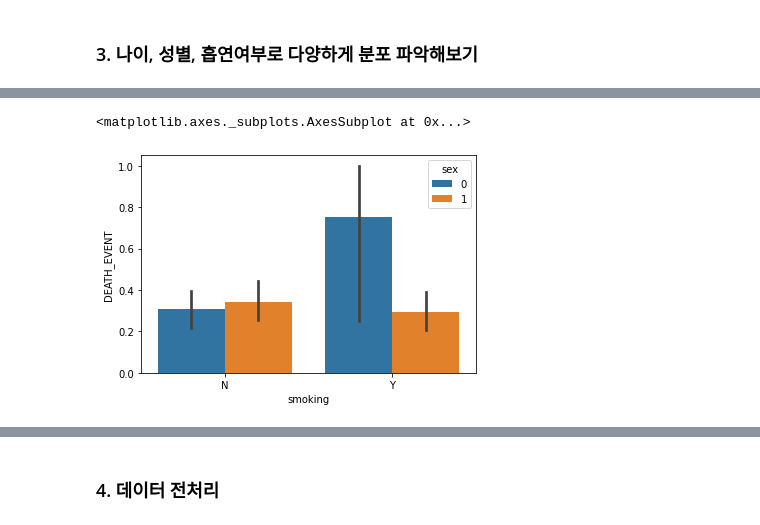
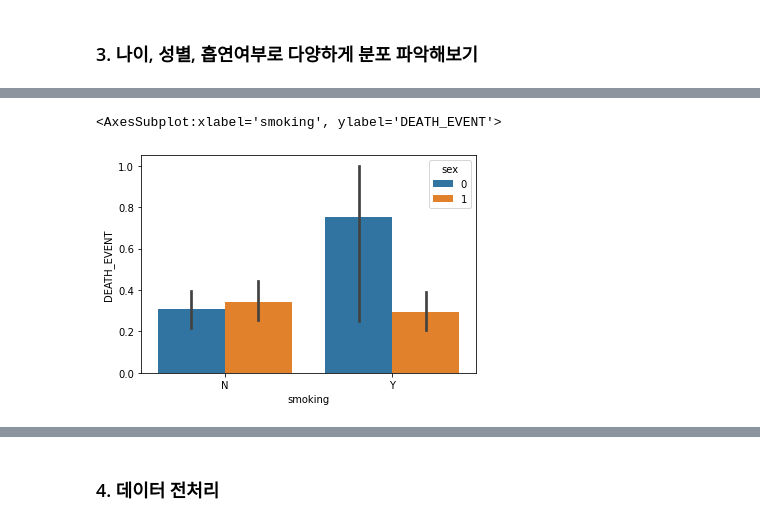
Before and after one commit to TakeActionStudy/Secondweek_assignment, a Jupyter notebook: ML_STUDY_Assignment_Week2_Problem.ipynb, the cells around one changed output, grey strips where cells are left out. Cells and saved outputs as stored; diff of their text form; code cells hidden in the pictures.

```diff
--- a/ML_STUDY_Assignment_Week2_Problem.ipynb
+++ b/ML_STUDY_Assignment_Week2_Problem.ipynb
@@ -144,8 +171,8 @@ sns.barplot(x='sex', y = 'DEATH_EVENT', data=heart_df)
-# %%
-[                                                 ]
-# %% [output]
-<matplotlib.axes._subplots.AxesSubplot at 0x...>
-[figure, removed]
+# %%
+sns.barplot(x='smoking',y='DEATH_EVENT',hue='sex', data=heart_df)
+# %% [output]
+<AxesSubplot:xlabel='smoking', ylabel='DEATH_EVENT'>
+[figure, added]
 # %%
 # 입력 age에 따라 구분값을 반환하는 함수 설정. DataFrame의 apply lambda식에 사용.
 def get_category(age):
```
Also changed, not shown: parts of 28 cells of this notebook.
